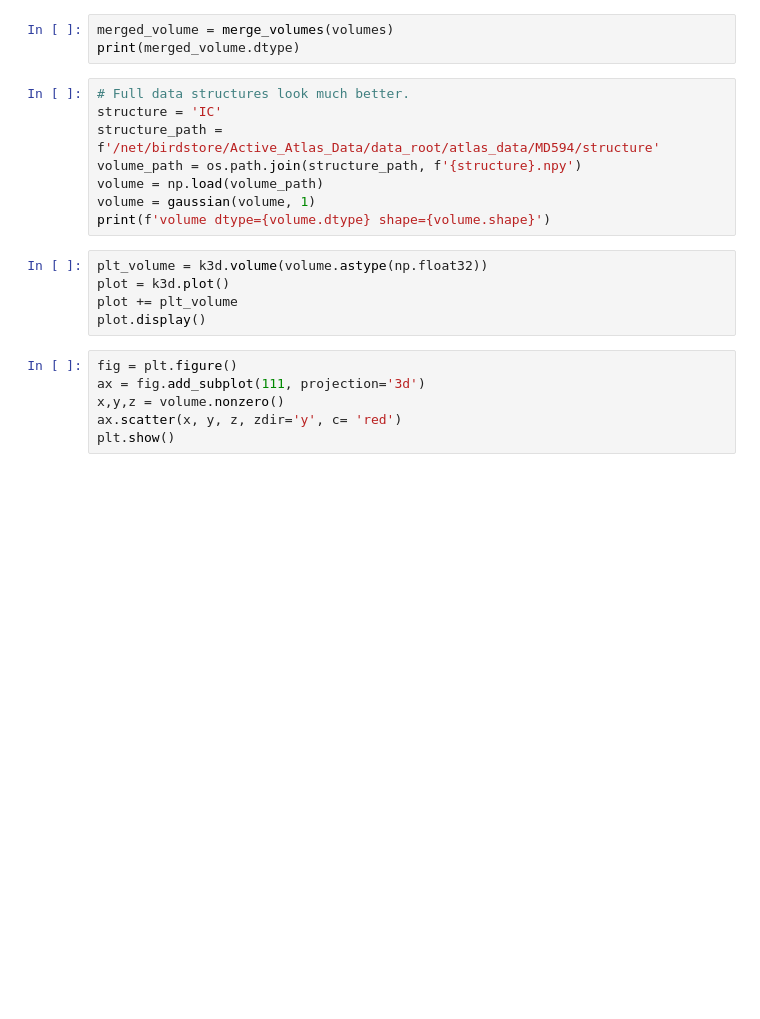
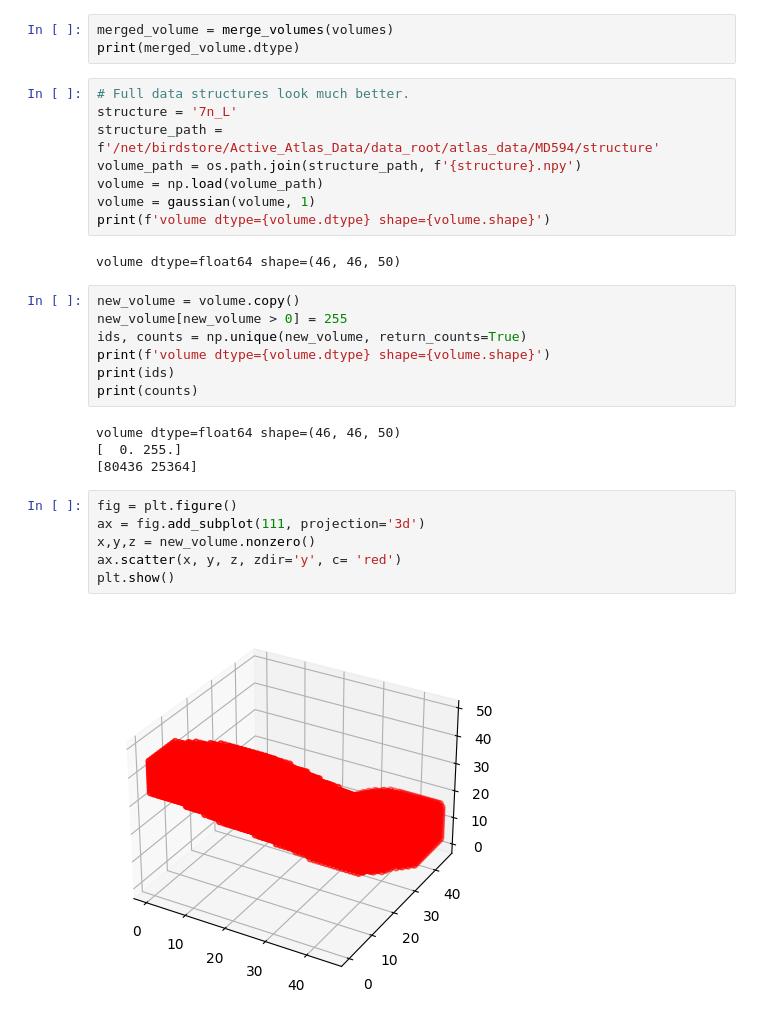
Before and after one commit to BrainSharer/pipeline, a Jupyter notebook: src/atlas/notebooks/view_volumes.ipynb, the cells around one changed output. Cells and saved outputs as stored; diff of their text form; blank space fills up the shorter version.

```diff
--- a/src/atlas/notebooks/view_volumes.ipynb
+++ b/src/atlas/notebooks/view_volumes.ipynb
@@ -145,20 +148,30 @@ merged_volume = merge_volumes(volumes)
 print(merged_volume.dtype)
 # %%
 # Full data structures look much better.
-structure = 'IC'
+structure = '7n_L'
 structure_path = f'/net/birdstore/Active_Atlas_Data/data_root/atlas_data/MD594/structure'
 volume_path = os.path.join(structure_path, f'{structure}.npy')
 volume = np.load(volume_path)
 volume = gaussian(volume, 1)
 print(f'volume dtype={volume.dtype} shape={volume.shape}')
+# %% [output]
+volume dtype=float64 shape=(46, 46, 50)
-# %%
-plt_volume = k3d.volume(volume.astype(np.float32))
-plot = k3d.plot()
-plot += plt_volume
-plot.display()
+# %%
+new_volume = volume.copy()
+new_volume[new_volume > 0] = 255
+ids, counts = np.unique(new_volume, return_counts=True)
+print(f'volume dtype={volume.dtype} shape={volume.shape}')
+print(ids)
+print(counts)
+# %% [output]
+volume dtype=float64 shape=(46, 46, 50)
+[  0. 255.]
+[80436 25364]
 # %%
 fig = plt.figure()
 ax = fig.add_subplot(111, projection='3d')
-x,y,z = volume.nonzero()
+x,y,z = new_volume.nonzero()
 ax.scatter(x, y, z, zdir='y', c= 'red')
 plt.show()
+# %% [output]
+[figure, added]
```
Also changed, not shown: parts of 2 cells of this notebook, 2 other files.
